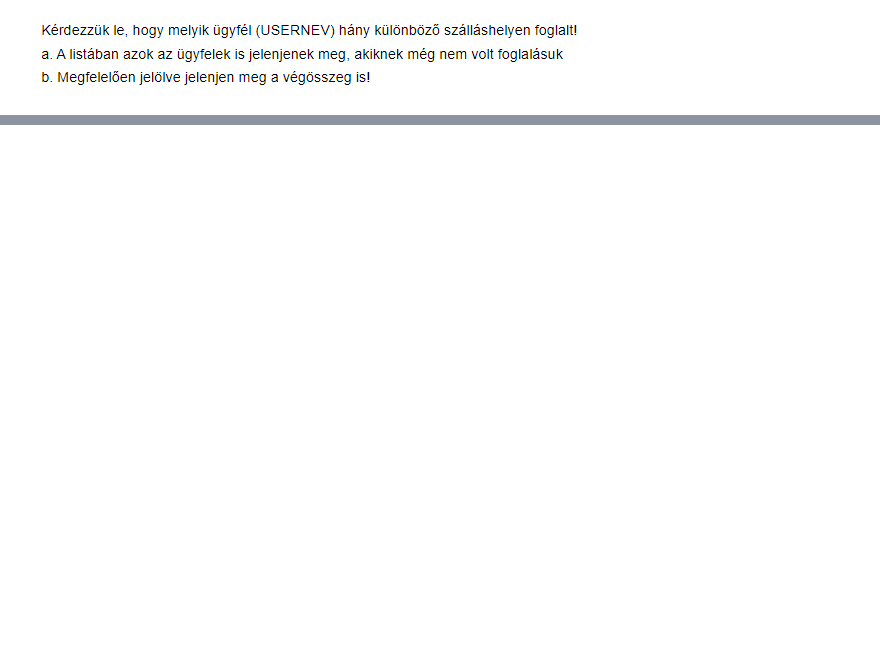
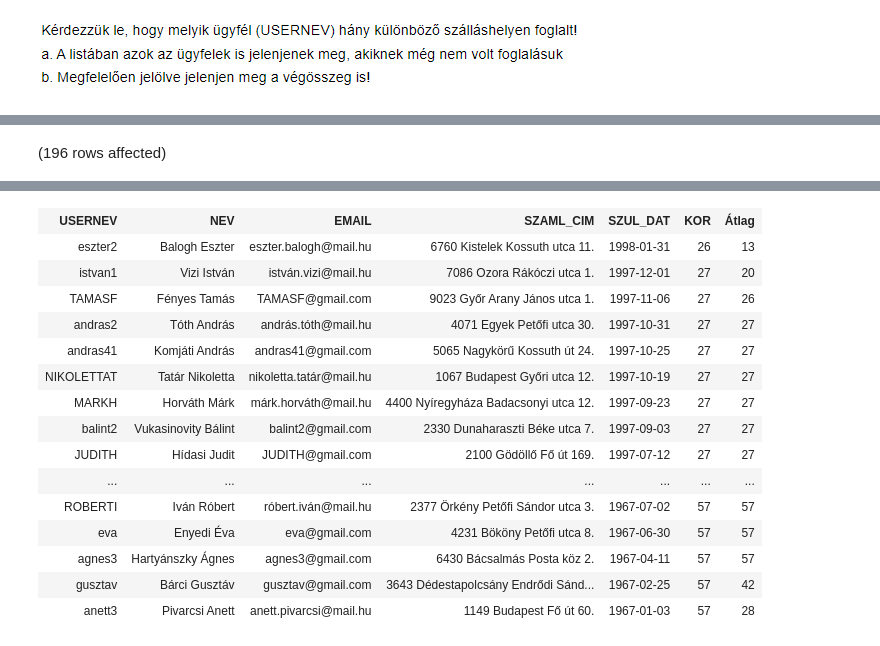
Before and after one commit to richardhestencz/Adatbazisok, a Jupyter notebook: zh2gyakora.ipynb, the cells around one changed output, grey strips where cells are left out. Drawn from its saved outputs; the diff is of its cells as text; code cells hidden in the pictures; blank space fills up the shorter version.

```diff
--- a/zh2gyakora.ipynb
+++ b/zh2gyakora.ipynb
@@ -29,3 +29,10 @@ Total execution time: 00:00:00.026
 | zsuzsanna | 4 |
 | ZSUZSAV | 5 |
 | végösszeg | 12 |
+# %%
+SELECT *, DATEDIFF(YEAR, SZUL_DAT, GETDATE()) AS 'KOR',
+(LAG(DATEDIFF(YEAR, SZUL_DAT, GETDATE()),2,0) OVER(ORDER BY SZUL_DAT DESC) + LAG(DATEDIFF(YEAR, SZUL_DAT, GETDATE()),1,0) OVER(ORDER BY SZUL_DAT DESC) + LEAD(DATEDIFF(YEAR, SZUL_DAT, GETDATE()),2,0) OVER(ORDER BY SZUL_DAT DESC) + LEAD(DATEDIFF(YEAR, SZUL_DAT, GETDATE()),1,0) OVER(ORDER BY SZUL_DAT DESC)) / 4 AS 'Átlag'
+FROM Vendeg
+ORDER BY SZUL_DAT DESC
+# %% [output]
+(196 rows affected)
@@ -32 +40,17 @@ Total execution time: 00:00:00.026
+| USERNEV | NEV | EMAIL | SZAML_CIM | SZUL_DAT | KOR | Átlag |
+| eszter2 | Balogh Eszter | eszter.balogh@mail.hu | 6760 Kistelek Kossuth utca 11. | 1998-01-31 | 26 | 13 |
+| istvan1 | Vizi István | istván.vizi@mail.hu | 7086 Ozora Rákóczi utca 1. | 1997-12-01 | 27 | 20 |
+| TAMASF | Fényes Tamás | TAMASF@gmail.com | 9023 Győr Arany János utca 1. | 1997-11-06 | 27 | 26 |
+| andras2 | Tóth András | andrás.tóth@mail.hu | 4071 Egyek Petőfi utca 30. | 1997-10-31 | 27 | 27 |
+| andras41 | Komjáti András | andras41@gmail.com | 5065 Nagykörű Kossuth út 24. | 1997-10-25 | 27 | 27 |
+| NIKOLETTAT | Tatár Nikoletta | nikoletta.tatár@mail.hu | 1067 Budapest Győri utca 12. | 1997-10-19 | 27 | 27 |
+| MARKH | Horváth Márk | márk.horváth@mail.hu | 4400 Nyíregyháza Badacsonyi utca 12. | 1997-09-23 | 27 | 27 |
+| balint2 | Vukasinovity Bálint | balint2@gmail.com | 2330 Dunaharaszti Béke utca 7. | 1997-09-03 | 27 | 27 |
+| JUDITH | Hídasi Judit | JUDITH@gmail.com | 2100 Gödöllő Fő út 169. | 1997-07-12 | 27 | 27 |
+| ... | ... | ... | ... | ... | ... | ... |
+| ROBERTI | Iván Róbert | róbert.iván@mail.hu | 2377 Örkény Petőfi Sándor utca 3. | 1967-07-02 | 57 | 57 |
+| eva | Enyedi Éva | eva@gmail.com | 4231 Bököny Petőfi utca 8. | 1967-06-30 | 57 | 57 |
+| agnes3 | Hartyánszky Ágnes | agnes3@gmail.com | 6430 Bácsalmás Posta köz 2. | 1967-04-11 | 57 | 57 |
+| gusztav | Bárci Gusztáv | gusztav@gmail.com | 3643 Dédestapolcsány Endrődi Sánd... | 1967-02-25 | 57 | 42 |
+| anett3 | Pivarcsi Anett | anett.pivarcsi@mail.hu | 1149 Budapest Fő út 60. | 1967-01-03 | 57 | 28 |
 # %% [markdown]
```
Also changed, not shown: parts of 7 cells of this notebook, 2 other files.
